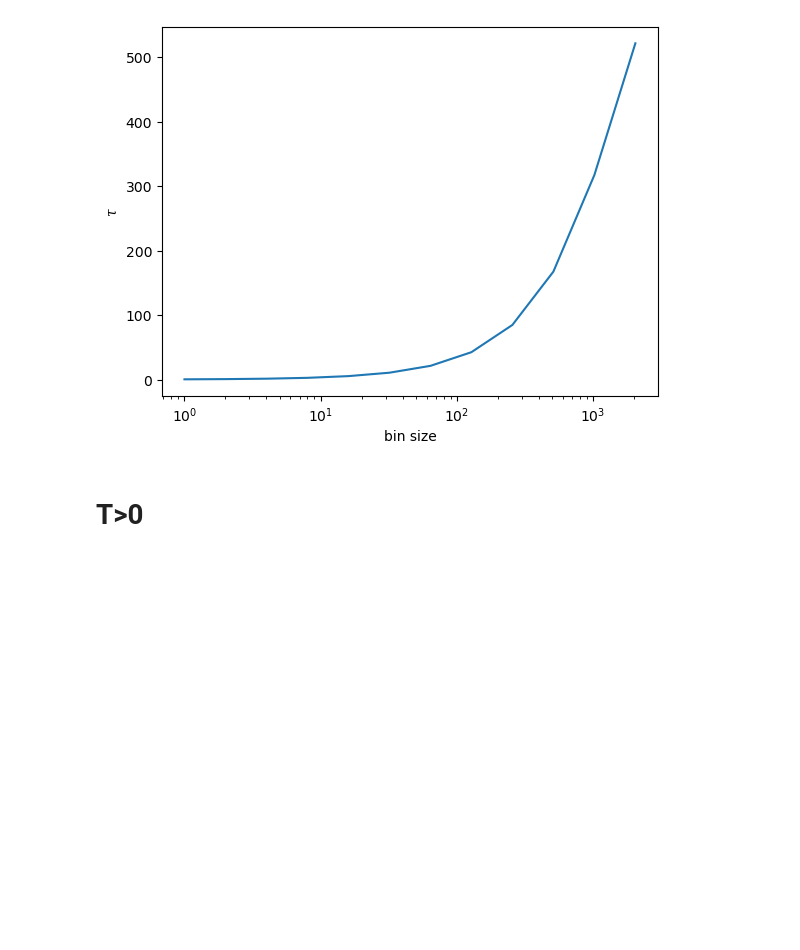
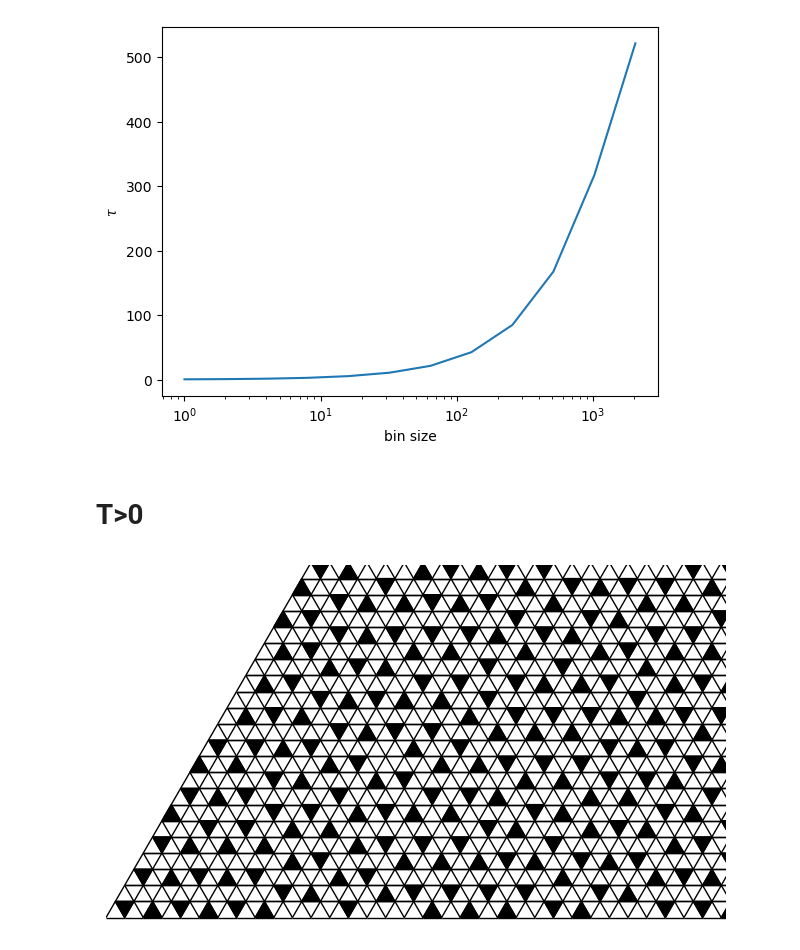
Before and after one commit to KimGroup/trimer-tbg, a Jupyter notebook: mc/pocket.ipynb, the cells around one changed output. Cells and saved outputs as stored; diff of their text form; code cells hidden in the pictures; blank space fills up the shorter version.

```diff
--- a/mc/pocket.ipynb
+++ b/mc/pocket.ipynb
@@ -823,3 +818,13 @@ plt.xscale("log")
 [figure]
 # %% [markdown]
 # T>0
+# %%
+pos = list(read_trimers_line("data/FT/48x48/r-3_uinf_4j0.00_10000.1-positions.dat", 48))
+pocket.width = 48
+pocket.height = 48
+# %%
+fig, ax = plt.subplots(1, 1, figsize=[8, 8])
+pocket.draw_hexalattice(ax)
+pocket.show_tiling(ax, (list(pos)[9996], None), wf="tri", color="black", zoom=0.4)
+# %% [output]
+[figure, added]
```
Also changed, not shown: parts of 1 cell of this notebook, 1 other file.
